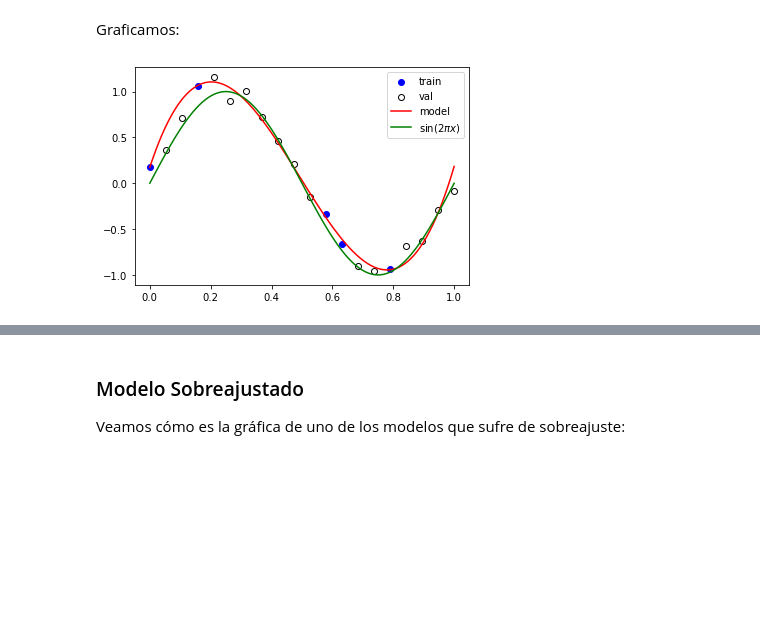
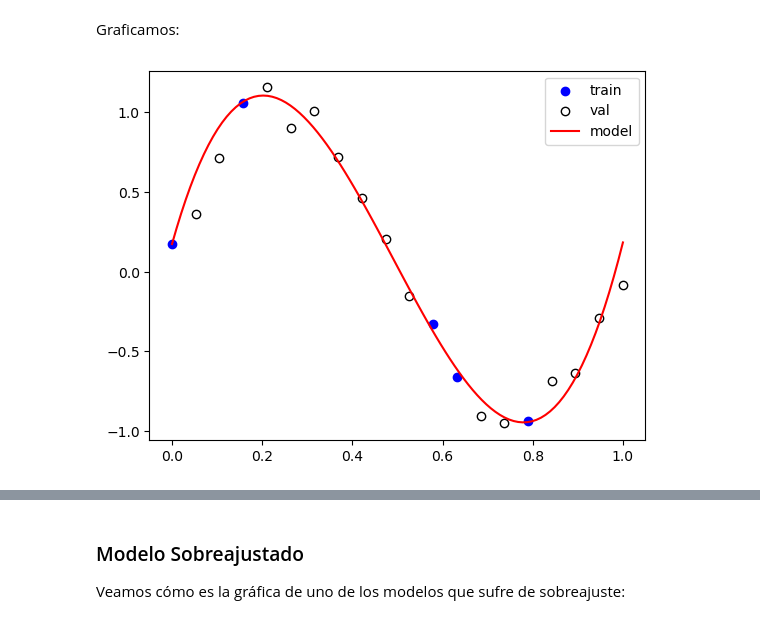
Before and after one commit to DiploDatos/IntroduccionAprendizajeAutomatico, a Jupyter notebook: 01 Regresion.ipynb, the cells around one changed output, grey strips where cells are left out. Drawn from its saved outputs; the diff is of its cells as text; code cells hidden in the pictures; blank space fills up the shorter version.

```diff
--- a/01 Regresion.ipynb
+++ b/01 Regresion.ipynb
@@ -372,12 +372,12 @@ Graficamos:
 # %%
 plt.scatter(X_train, y_train, color="blue", label="train")
 plt.scatter(X_val, y_val, color="white", edgecolor="k", label="val")
 plt.plot(x, model.predict(x.reshape(-1, 1)), color="red", label="model")
-plt.plot(x, f_x, color="green", label="$\sin(2\pi x)$")
+#plt.plot(x, f_x, color="green", label="$\sin(2\pi x)$")
 plt.legend()
 plt.show()
 # %% [output]
-[figure, old version]
+[figure, new version]
 # %%
 train_errors[3], val_errors[3]
 # %% [output]
```
Also changed, not shown: parts of 9 cells of this notebook, 3 other files.
